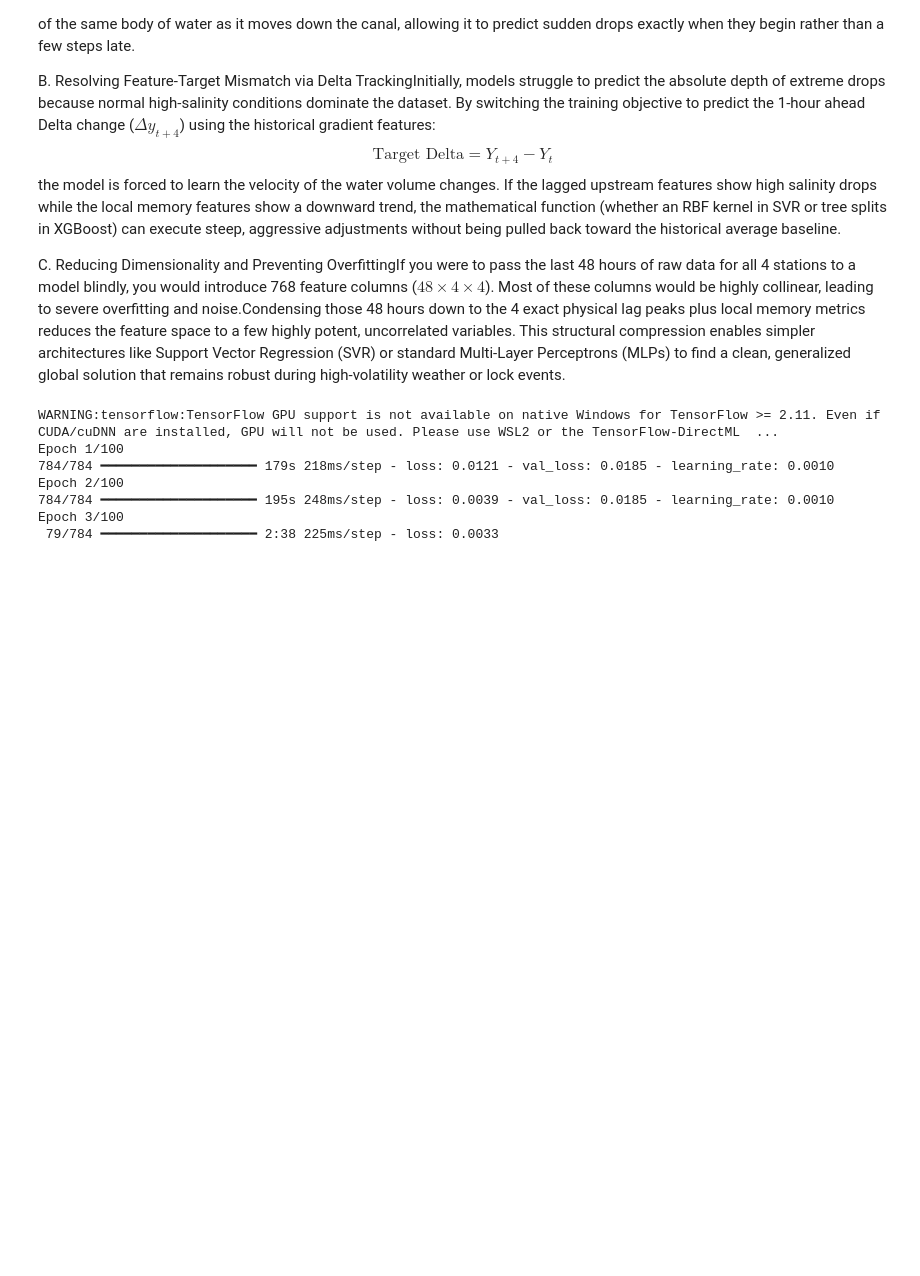
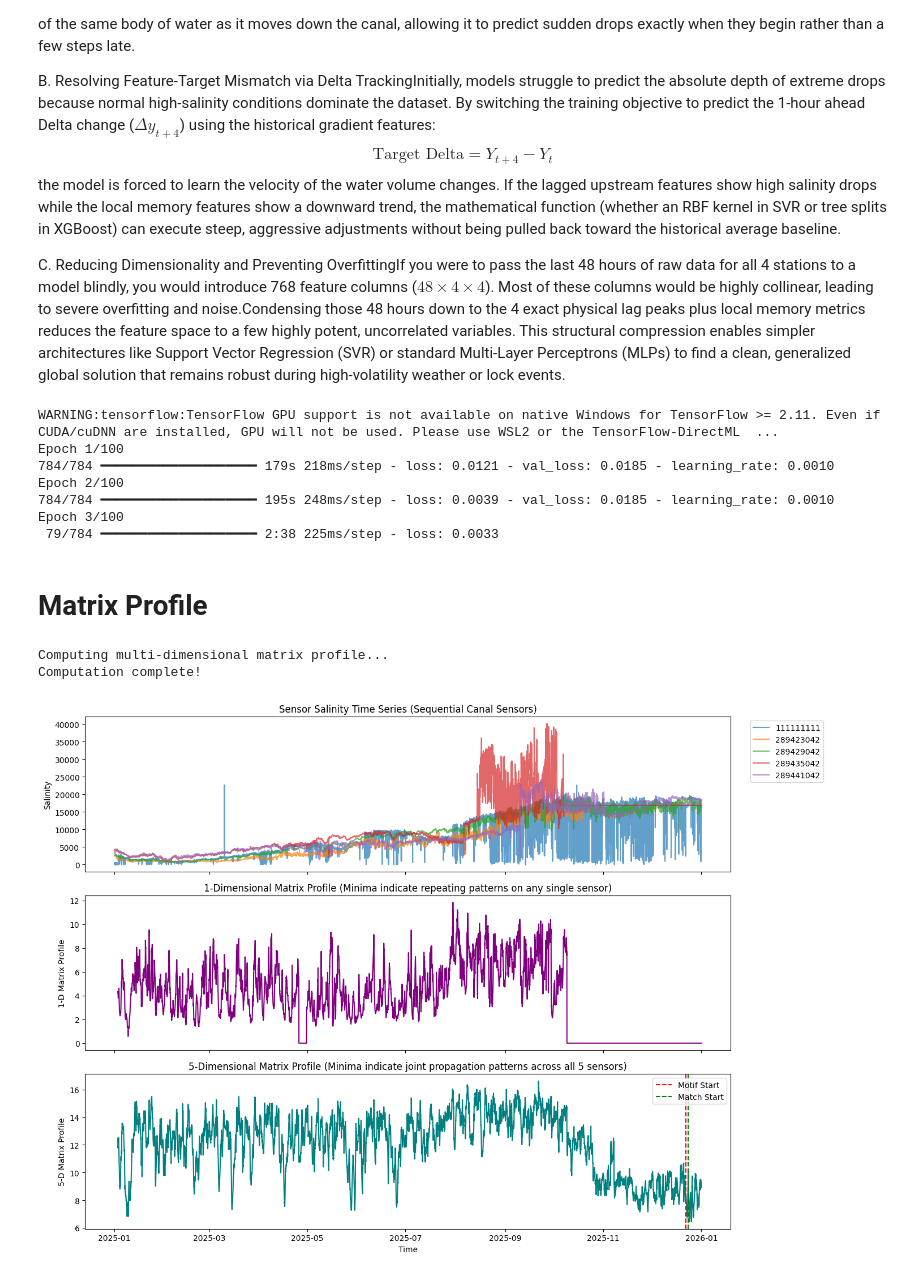
Before and after one commit to ShehabEldeenAyman/Gent-Terneuzen-canal, a Jupyter notebook: time_series_analysis/lag_analysis.ipynb, the cells around one changed output. Saved outputs shown, nothing was run; the diff lists cells and outputs as text; code cells hidden in the pictures; blank space fills up the shorter version.

```diff
--- a/time_series_analysis/lag_analysis.ipynb
+++ b/time_series_analysis/lag_analysis.ipynb
@@ -705,3 +711,5 @@ Epoch 2/100
 784/784 ━━━━━━━━━━━━━━━━━━━━ 195s 248ms/step - loss: 0.0039 - val_loss: 0.0185 - learning_rate: 0.0010
 Epoch 3/100
  79/784 ━━━━━━━━━━━━━━━━━━━━ 2:38 225ms/step - loss: 0.0033
+# %% [markdown]
+# Matrix Profile
@@ -707,0 +736,74 @@ Epoch 3/100
+# %%
+import pandas as pd
+import numpy as np
+import stumpy
+import matplotlib.pyplot as plt
+
+# 1. Load the reshaped data
+stumpy_data = pd.read_csv("stumpy_ready_data.csv")
+stumpy_data['time'] = pd.to_datetime(stumpy_data['time'])
+
+# Extract the sensor column names (excluding 'time')
+sensor_cols = [col for col in stumpy_data.columns if col != 'time']
+
+# 2. Handle missing data (Crucial for STUMPY)
+# Linearly interpolate missing values, then clean up any remaining edge NaNs
+stumpy_data[sensor_cols] = stumpy_data[sensor_cols].interpolate(method='linear').bfill().ffill()
+
+# 3. Define the window size (m)
+# 15-minute intervals -> 4 points per hour -> 96 points = 24 hours
+m = 200
+
+# 4. Compute the Multi-dimensional Matrix Profile (mstump)
+# We transpose the dataframe slice to shape (dimensions, time_series_length) for mstump
+df_values = stumpy_data[sensor_cols].values.T
+
+print("Computing multi-dimensional matrix profile...")
+mps, indices = stumpy.mstump(df_values, m)
+print("Computation complete!")
+# %% [output]
+Computing multi-dimensional matrix profile...
+Computation complete!
+# %%
+# 5. Visualize the Results
+# mps[i] represents the matrix profile when considering i+1 dimensions.
+# Let's plot the 1-dimensional profile (best match for any single sensor)
+# and the 5-dimensional profile (best match across all 5 sensors).
+
+fig, axs = plt.subplots(3, 1, sharex=True, figsize=(14, 10))
+
+# Plot 1: The original sensor readings (salinity)
+for col in sensor_cols:
+    axs[0].plot(stumpy_data['time'], stumpy_data[col], label=col.split('/')[-1], alpha=0.7)
+axs[0].set_ylabel('Salinity')
+axs[0].set_title('Sensor Salinity Time Series (Sequential Canal Sensors)')
+axs[0].legend(loc='upper right', bbox_to_anchor=(1.15, 1))
+
+# Plot 2: 1-Dimensional Matrix Profile (finding motifs on individual sensors)
+axs[1].plot(stumpy_data['time'].iloc[m-1:], mps[0], color='purple')
+axs[1].set_ylabel('1-D Matrix Profile')
+axs[1].set_title('1-Dimensional Matrix Profile (Minima indicate repeating patterns on any single sensor)')
+
+# Plot 3: 5-Dimensional Matrix Profile (joint patterns across all 5 sensors)
+axs[2].plot(stumpy_data['time'].iloc[m-1:], mps[4], color='teal')
+axs[2].set_ylabel('5-D Matrix Profile')
+axs[2].set_xlabel('Time')
+axs[2].set_title('5-Dimensional Matrix Profile (Minima indicate joint propagation patterns across all 5 sensors)')
+
+# Identify and highlight the global motif (the overall repeating pattern)
+motif_idx = np.argsort(mps[4])[0]
+nearest_neighbor_idx = indices[4][motif_idx]
+
+# Highlight motif in red, and its matching sequence in green on the 5-D profile
+axs[2].axvline(x=stumpy_data['time'].iloc[motif_idx], color='red', linestyle='--', label='Motif Start')
+axs[2].axvline(x=stumpy_data['time'].iloc[nearest_neighbor_idx], color='green', linestyle='--', label='Match Start')
+axs[2].legend()
+
+plt.tight_layout()
+plt.show()
+
+# Print out the indices of the most similar patterns
+print(f"The most repeating 24-hour sequence starts at index {motif_idx} ({stumpy_data['time'].iloc[motif_idx]})")
+print(f"Its closest matching pattern starts at index {nearest_neighbor_idx} ({stumpy_data['time'].iloc[nearest_neighbor_idx]})")
+# %% [output]
+[figure, added]
```
Also changed, not shown: parts of 6 cells of this notebook, 1 other file.
